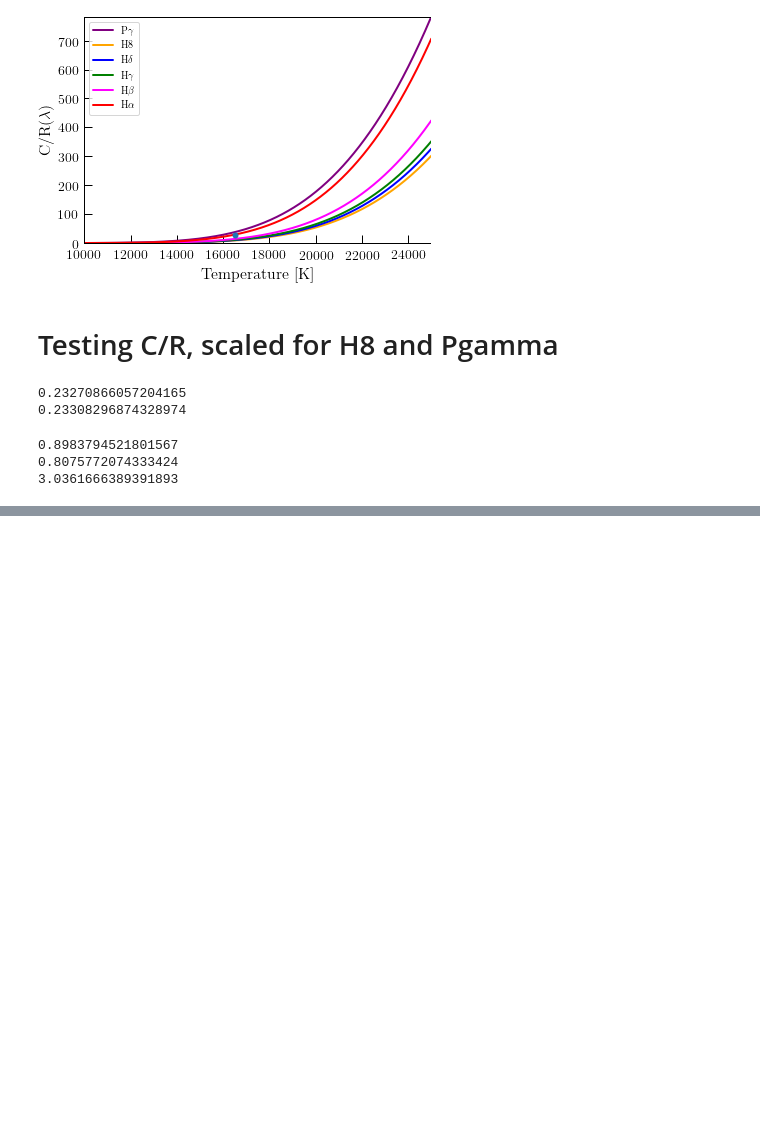
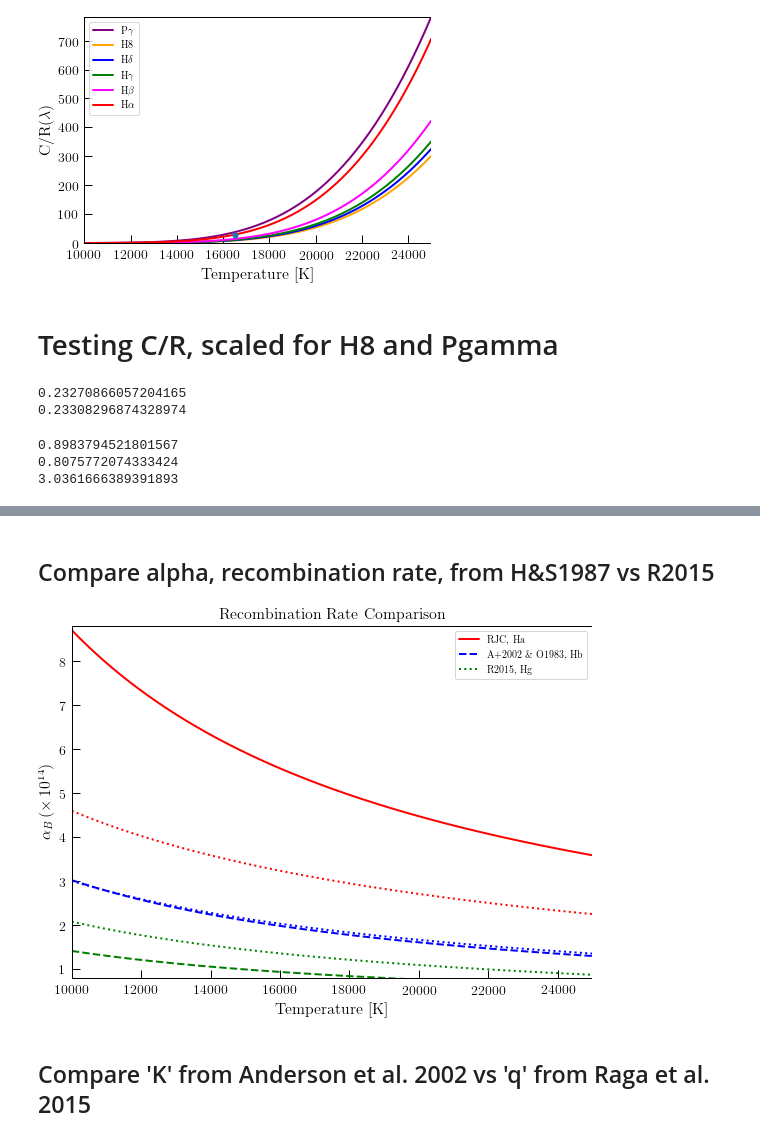
Before and after one commit to tiffanyhsyu/Yp, a Jupyter notebook: investigating_CR.ipynb, the cells around one changed output, grey strips where cells are left out. Drawn from its saved outputs; the diff is of its cells as text; code cells hidden in the pictures; blank space fills up the shorter version.

```diff
--- a/investigating_CR.ipynb
+++ b/investigating_CR.ipynb
@@ -155,0 +519,5 @@ print (-15.15/-15.34)
+# %%
+test_temps = np.linspace(1.0E4, 2.5E4, 1000)
+test_xi = 1e-4
+# %% [markdown]
+## Compare alpha, recombination rate, from H&S1987 vs R2015
@@ -155,0 +542,46 @@ print (-15.15/-15.34)
+# %%
+def hydrogenic_recomb(prof_temperature, grid_temp, grid_alpha, grid_line):
+    """
+    Calculate hydrogen-like recombination rates from data of form given in O&F AGN3.
+    """
+    grid_alpha *= grid_line
+    coeff = np.polyfit(np.log10(grid_temp), np.log10(grid_alpha), 2)
+
+    return 10**np.polyval(coeff, np.log10(prof_temperature))
+
+
+def Ha_recomb(prof_temperature, case='B'):
+    """Table 4.2 AGN3"""
+    temps = np.array([2500.0, 5000.0, 10000.0, 20000.0])
+    if case.upper() == 'B':
+        alpha = np.array([9.07E-14, 5.37E-14, 3.03E-14, 1.62E-14])
+        scale = np.array([3.30, 3.05, 2.87, 2.76])
+    elif case.upper() == 'A':
+        alpha = np.array([6.61E-14, 3.78E-14, 2.04E-14, 1.03E-14])
+        scale = np.array([3.42, 3.10, 2.86, 2.69])
+    else:
+        logger.log('error', "Ha recombination case must be 'A' or 'B'")
+
+    return hydrogenic_recomb(prof_temperature, temps, alpha, scale)
+# %%
+alpha_rjc_Ha = Ha_recomb(test_temps)
+# %%
+plt.subplots(figsize=(8,6))
+plt.plot(test_temps, alpha_rjc_Ha*1e14, color='red', ls='-', label='RJC, Ha')
+#plt.plot(test_temps, alpha_mix_Ha*1e14, color='red', ls='--', label='__nolabel__')
+plt.plot(test_temps, alpha_mix_Hb*1e14, color='blue', ls='--', label='A+2002 \& O1983, Hb')
+plt.plot(test_temps, alpha_mix_Hg*1e14, color='green', ls='--', label='__nolabel__')
+plt.plot(test_temps, alpha_R2015_Ha*1e14, color='red', ls=':', label='__nolabel__')
+plt.plot(test_temps, alpha_R2015_Hb*1e14, color='blue', ls=':', label='__nolabel__')
+plt.plot(test_temps, alpha_R2015_Hg*1e14, color='green', ls=':', label=r'R2015, Hg')
+plt.xlabel('Temperature [K]')
+plt.ylim(0.8, 8.8)
+plt.ylabel(r'$\alpha_{B}\,(\times\,10^{14}$)')
+plt.title('Recombination Rate Comparison')
+plt.legend()
+#plt.savefig('/Users/thsyu/Dropbox/BCDs/primordial_helium/recombination_rate_comparison.pdf')
+plt.show()
+# %% [output]
+[figure, added]
+# %% [markdown]
+## Compare 'K' from Anderson et al. 2002 vs 'q' from Raga et al. 2015
```
Also changed, not shown: parts of 68 cells of this notebook.
